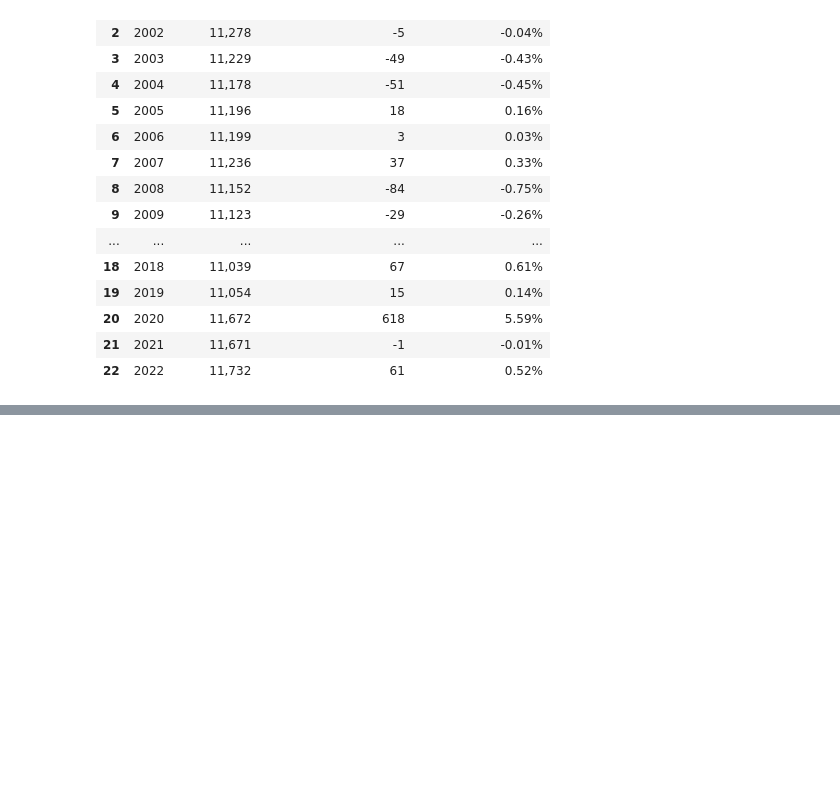
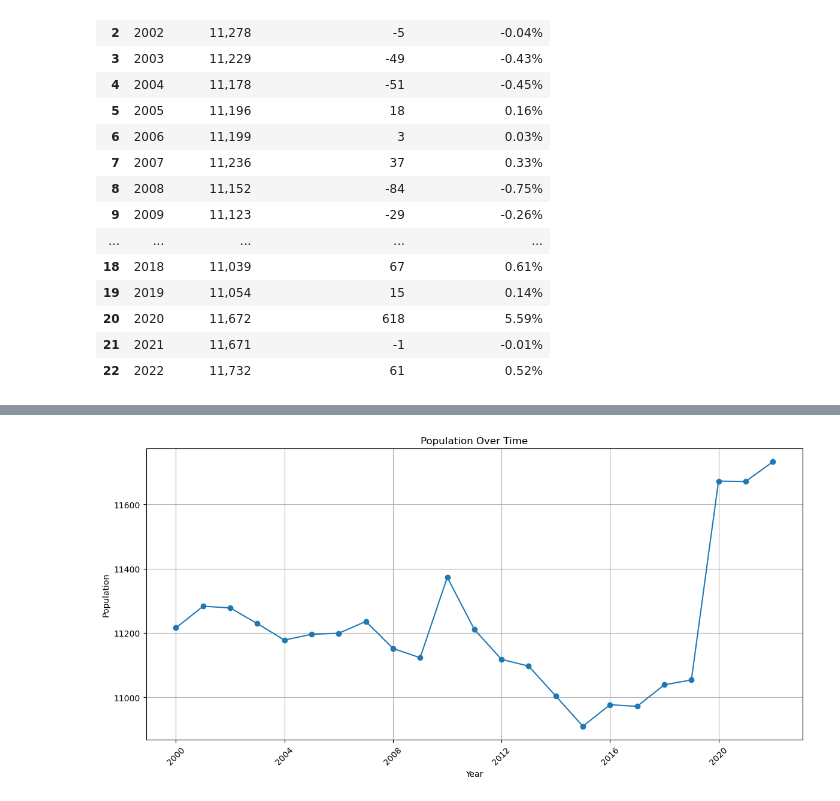
Before and after one commit to MarwanH7/Energy_Consumption_Forecasting_Dashboard, a Jupyter notebook: Notebooks/01_data_collection_preprocessing.ipynb, the cells around one changed output, grey strips where cells are left out. Saved outputs shown, nothing was run; the diff lists cells and outputs as text; code cells hidden in the pictures; blank space fills up the shorter version.

```diff
--- a/Notebooks/01_data_collection_preprocessing.ipynb
+++ b/Notebooks/01_data_collection_preprocessing.ipynb
@@ -460,0 +862,2 @@ df_pop.head(30)
+# %%
+df_pop = pd.read_csv('ontario_population.csv')
@@ -460,0 +893,9 @@ df_pop.head(30)
+# %%
+## Change the Population column to integer
+
+df_pop['Population'] = df_pop['Population'].str.replace(',', '').astype(int)
+# %%
+## Make year column a datetime object
+df_pop['Year'] = pd.to_datetime(df_pop['Year'], format='%Y')
+df_pop.set_index('Year', inplace=True)
+df_pop.head(50)
@@ -460,0 +921,15 @@ df_pop.head(30)
+# %%
+## Plot the population data
+
+# Plot population over time
+plt.figure(figsize=(12, 6))
+plt.plot(df_pop.index, df_pop['Population'], marker='o', linestyle='-')
+plt.title('Population Over Time')
+plt.xlabel('Year')
+plt.ylabel('Population')
+plt.grid(True)
+plt.xticks(rotation=45)
+plt.tight_layout()
+plt.show()
+# %% [output]
+[figure, added]
```
Also changed, not shown: parts of 39 cells of this notebook.
